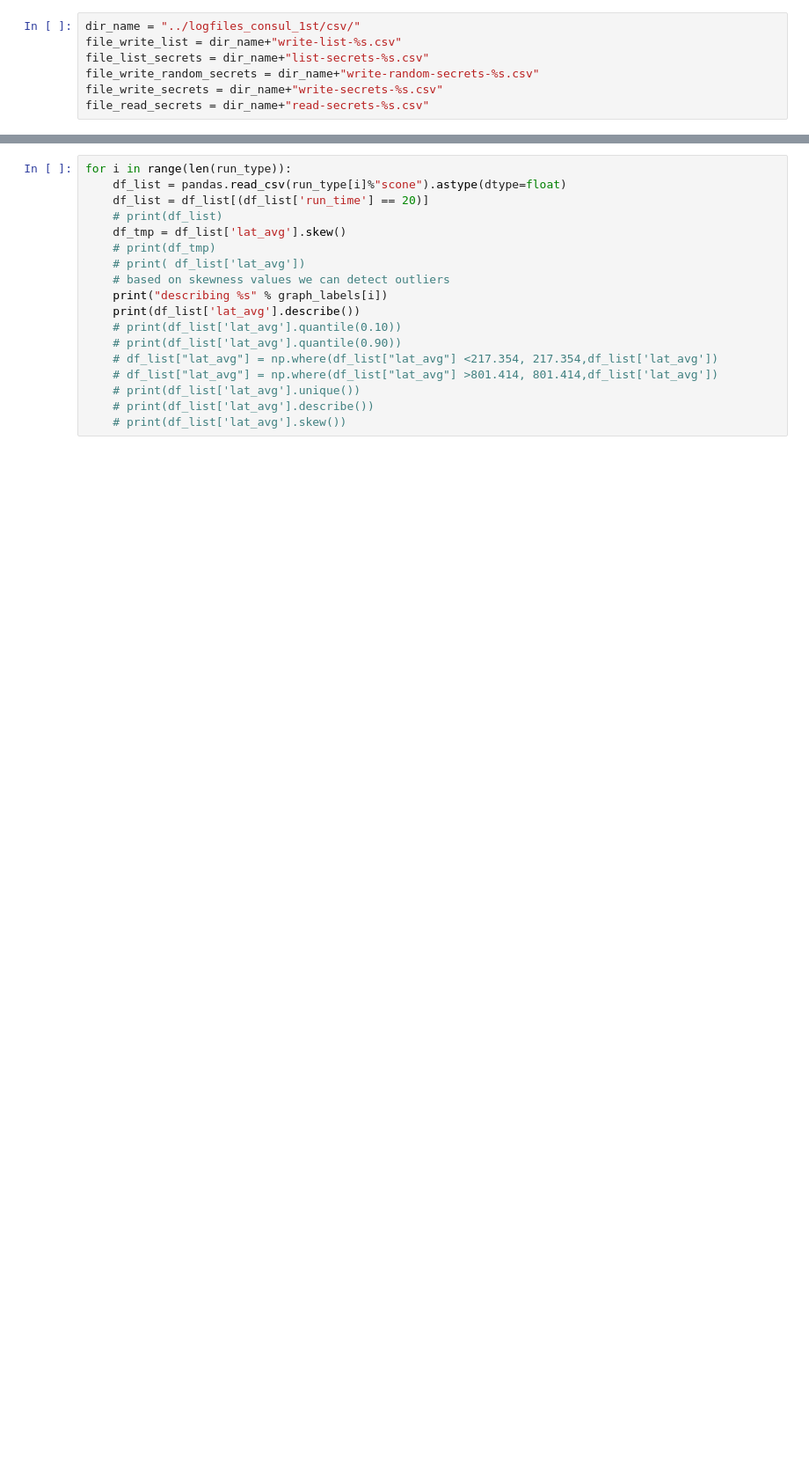
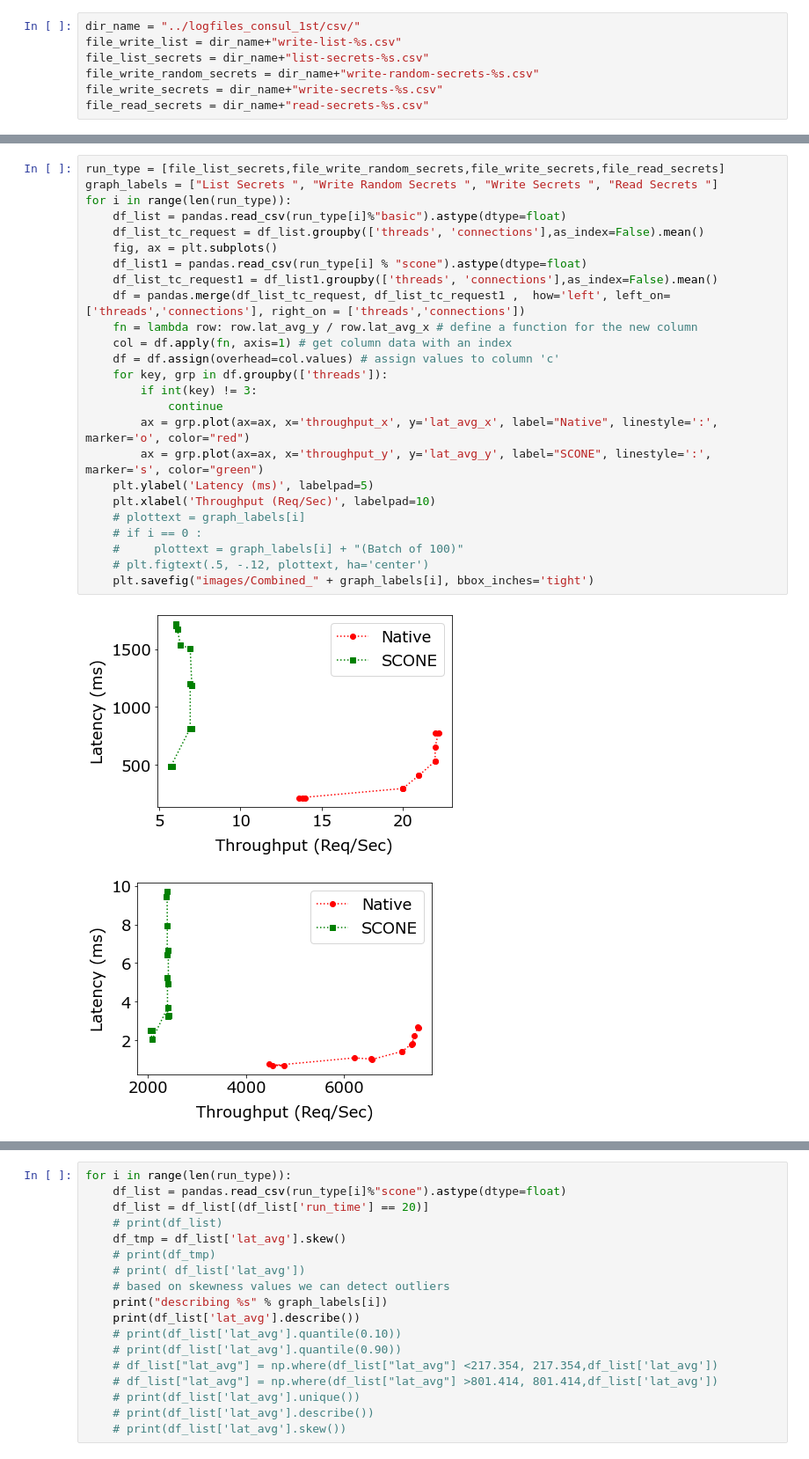
Before and after one commit to shifty21/scone, a Jupyter notebook: benchmarking/generate_graphs_consul.ipynb, the cells around one changed output, grey strips where cells are left out. Shown: that part at 88% size. Cells and saved outputs as stored; diff of their text form; blank space fills up the shorter version.

```diff
--- a/benchmarking/generate_graphs_consul.ipynb
+++ b/benchmarking/generate_graphs_consul.ipynb
@@ -12,0 +67,28 @@ file_read_secrets = dir_name+"read-secrets-%s.csv"
+# %%
+run_type = [file_list_secrets,file_write_random_secrets,file_write_secrets,file_read_secrets]
+graph_labels = ["List Secrets ", "Write Random Secrets ", "Write Secrets ", "Read Secrets "]
+for i in range(len(run_type)):
+    df_list = pandas.read_csv(run_type[i]%"basic").astype(dtype=float)
+    df_list_tc_request = df_list.groupby(['threads', 'connections'],as_index=False).mean()
+    fig, ax = plt.subplots()
+    df_list1 = pandas.read_csv(run_type[i] % "scone").astype(dtype=float)
+    df_list_tc_request1 = df_list1.groupby(['threads', 'connections'],as_index=False).mean()
+    df = pandas.merge(df_list_tc_request, df_list_tc_request1 ,  how='left', left_on=['threads','connections'], right_on = ['threads','connections'])
+    fn = lambda row: row.lat_avg_y / row.lat_avg_x # define a function for the new column
+    col = df.apply(fn, axis=1) # get column data with an index
+    df = df.assign(overhead=col.values) # assign values to column 'c'
+    for key, grp in df.groupby(['threads']):
+        if int(key) != 3:
+            continue
+        ax = grp.plot(ax=ax, x='throughput_x', y='lat_avg_x', label="Native", linestyle=':', marker='o', color="red")
+        ax = grp.plot(ax=ax, x='throughput_y', y='lat_avg_y', label="SCONE", linestyle=':', marker='s', color="green")
+    plt.ylabel('Latency (ms)', labelpad=5)
+    plt.xlabel('Throughput (Req/Sec)', labelpad=10)
+    # plottext = graph_labels[i]
+    # if i == 0 :
+    #     plottext = graph_labels[i] + "(Batch of 100)"
+    # plt.figtext(.5, -.12, plottext, ha='center')
+    plt.savefig("images/Combined_" + graph_labels[i], bbox_inches='tight')
+# %% [output]
+[figure, added]
+[figure, added]
```
Also changed, not shown: parts of 9 cells of this notebook, 14 other files.
